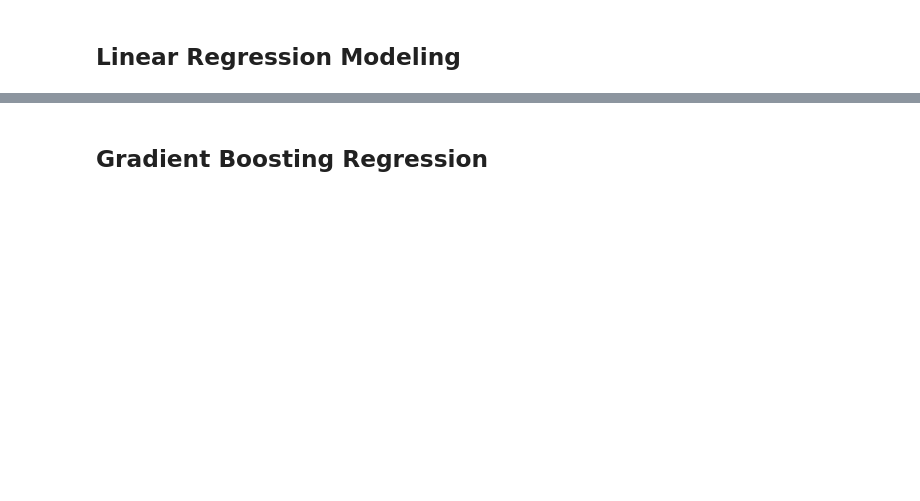
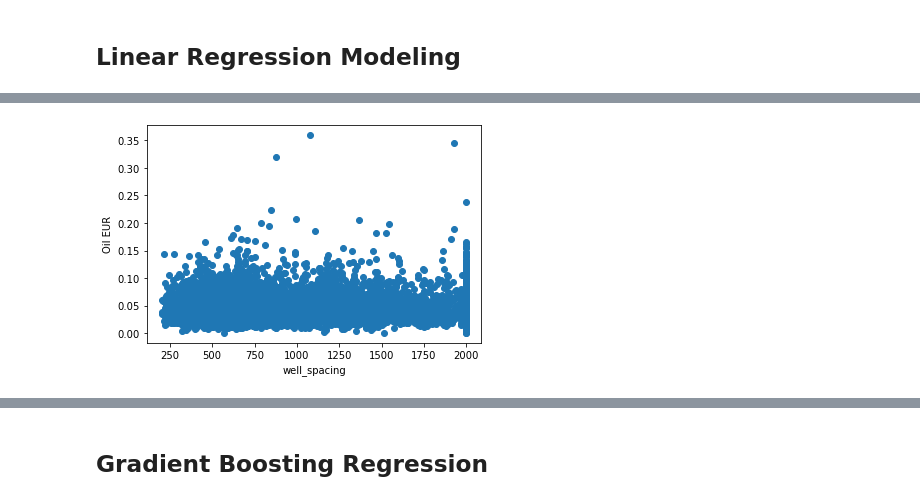
Before and after one commit to Auelocks/Friday_Night_Lights, a Jupyter notebook: Permian_Data_Model.ipynb, the cells around one changed output, grey strips where cells are left out. Cells and saved outputs as stored; diff of their text form; code cells hidden in the pictures; blank space fills up the shorter version.

```diff
--- a/Permian_Data_Model.ipynb
+++ b/Permian_Data_Model.ipynb
@@ -244,4 +277,4 @@ memory usage: 427.2+ KB
 # set variables to respective dfs
 oil_df = df["oil_eur_perft"]
 
-x_df = df[['landing_zone','well_spacing','fluid','prop']]
+x_df = df[["well_spacing","avg_ppg","fluid"]]
@@ -292,6 +378,8 @@ plt.show()
 # %%
-plt.scatter(x_df.prop,y)
-plt.xlabel('Prop')
+plt.scatter(x_df.well_spacing,y)
+plt.xlabel('well_spacing')
 plt.ylabel('Oil EUR')
 plt.show()
+# %% [output]
+[figure, added]
 # %%
```
Also changed, not shown: parts of 34 cells of this notebook.
